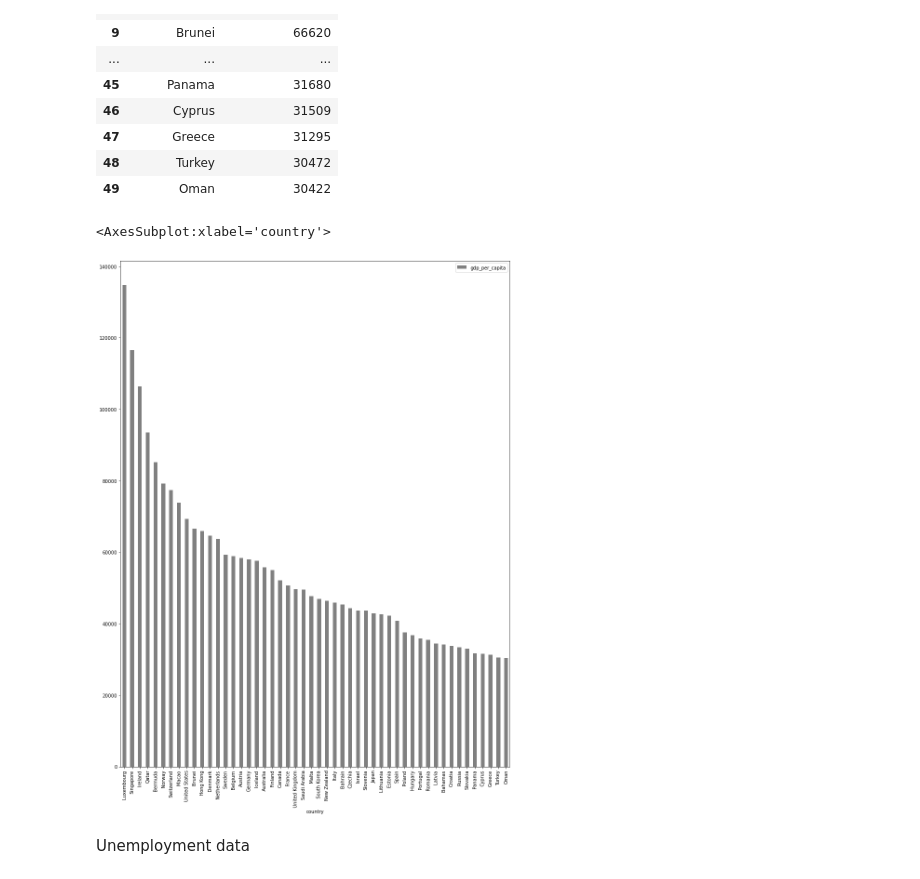
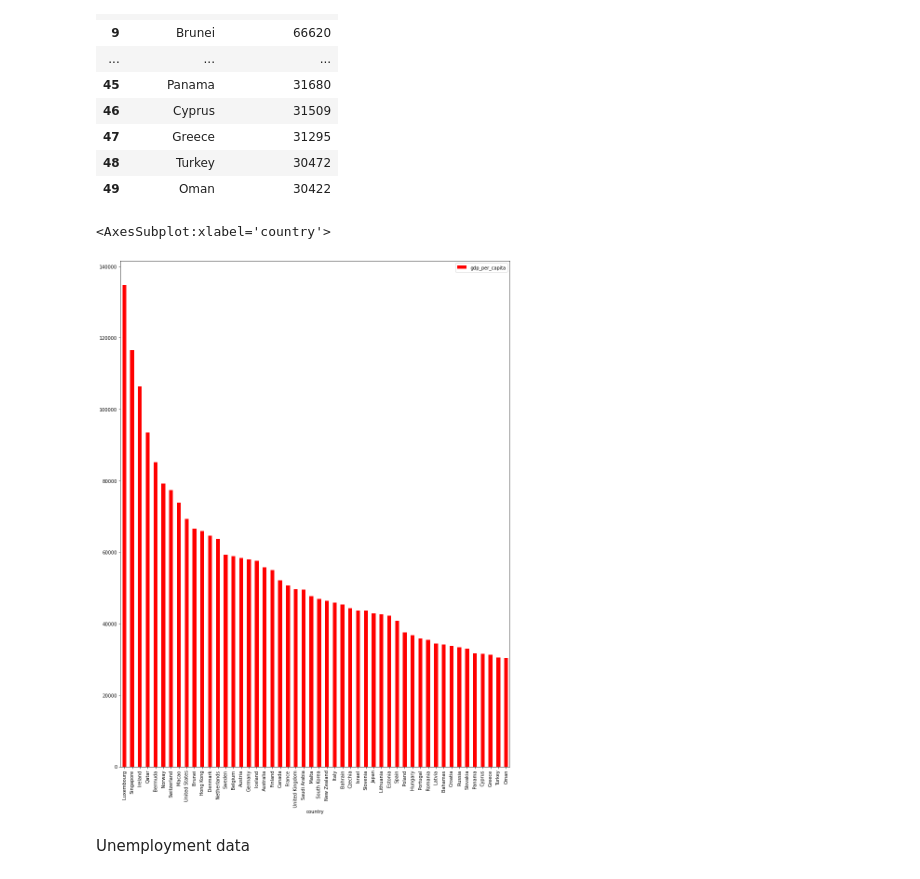
Before and after one commit to urvish7/World-Economics-Data, a Jupyter notebook: Code_For_Analysis.ipynb, the cells around one changed output. Drawn from its saved outputs; the diff is of its cells as text; code cells hidden in the pictures.

```diff
--- a/Code_For_Analysis.ipynb
+++ b/Code_For_Analysis.ipynb
@@ -39,10 +39,10 @@ richest_countries_df
 | 48 | Turkey | 30472 |
 | 49 | Oman | 30422 |
 # %%
-richest_countries_df.plot(x = 'country', y = 'gdp_per_capita', kind='bar', rot = 90, color = 'grey',figsize=(15, 20))
+richest_countries_df.plot(x = 'country', y = 'gdp_per_capita', kind='bar', rot = 90, color = 'red',figsize=(15, 20))
 # %% [output]
 <AxesSubplot:xlabel='country'>
-[figure, old version]
+[figure, new version]
 # %% [markdown]
 Unemployment data
 # %%
```
